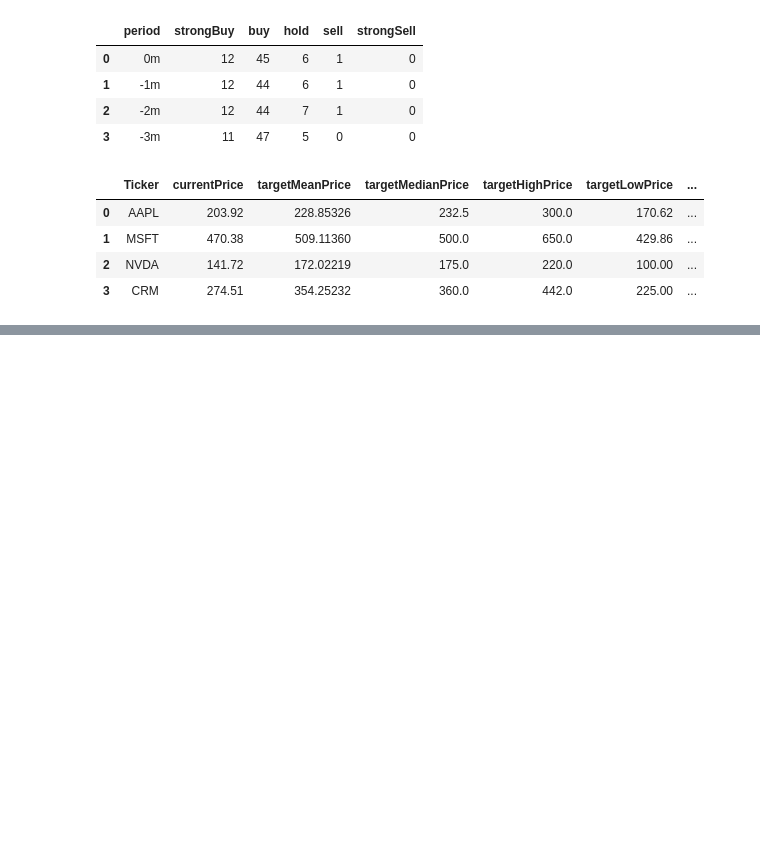
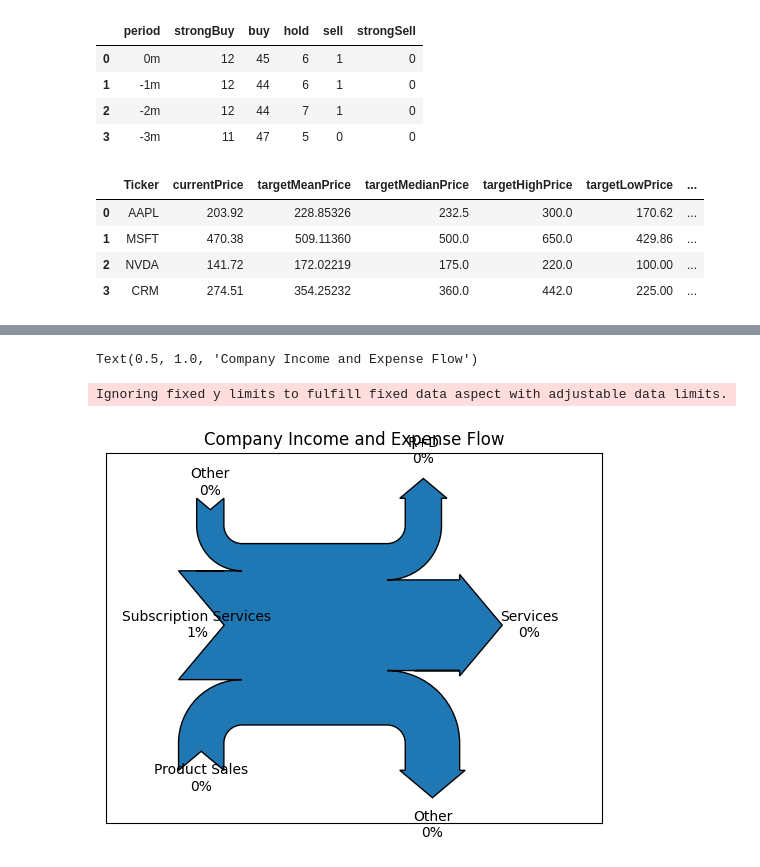
Before and after one commit to robert0714/manning-investing-programmers-stefan-papp-2025, a Jupyter notebook: ch02.ipynb, the cells around one changed output, grey strips where cells are left out. Cells and saved outputs as stored; diff of their text form; code cells hidden in the pictures; blank space fills up the shorter version.

```diff
--- a/ch02.ipynb
+++ b/ch02.ipynb
@@ -325,0 +371,10 @@ collect_ratios(training_set, ['currentPrice', 'targetMeanPrice', 'targetMedianPr
+# %%
+Sankey(flows=[0.25, 0.15, 0.60, -0.20,  -0.30, -0.50],
+       labels=['Product Sales', 'Other', 'Subscription Services',  'R+D', 'Other', 'Services'],
+       orientations=[-1, 1, 0, 1, -1, 0],
+                format='%.0f', unit='%').finish()
+plt.title("Company Income and Expense Flow")
+# %% [output]
+Text(0.5, 1.0, 'Company Income and Expense Flow')
+Ignoring fixed y limits to fulfill fixed data aspect with adjustable data limits.
+[figure, added]
```
Also changed, not shown: parts of 2 cells of this notebook, 8 other files.
